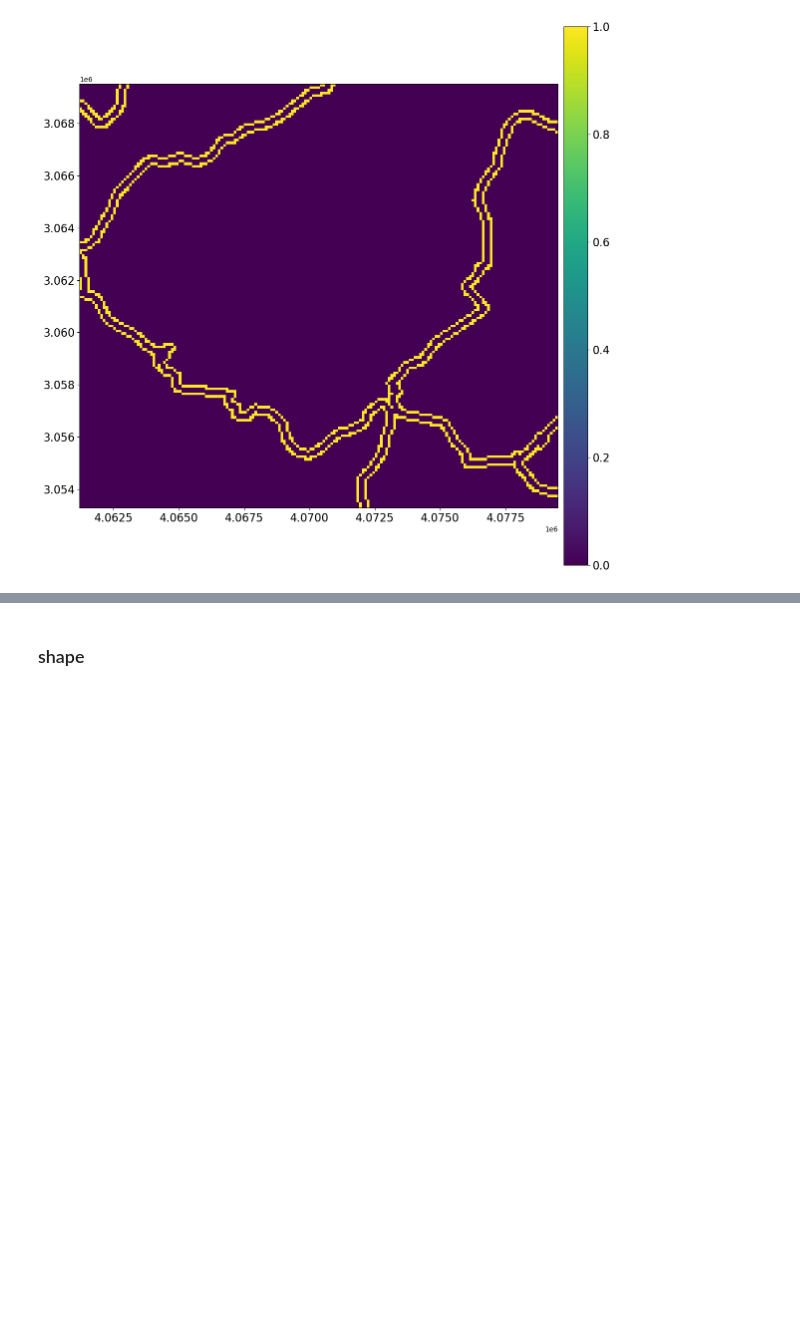
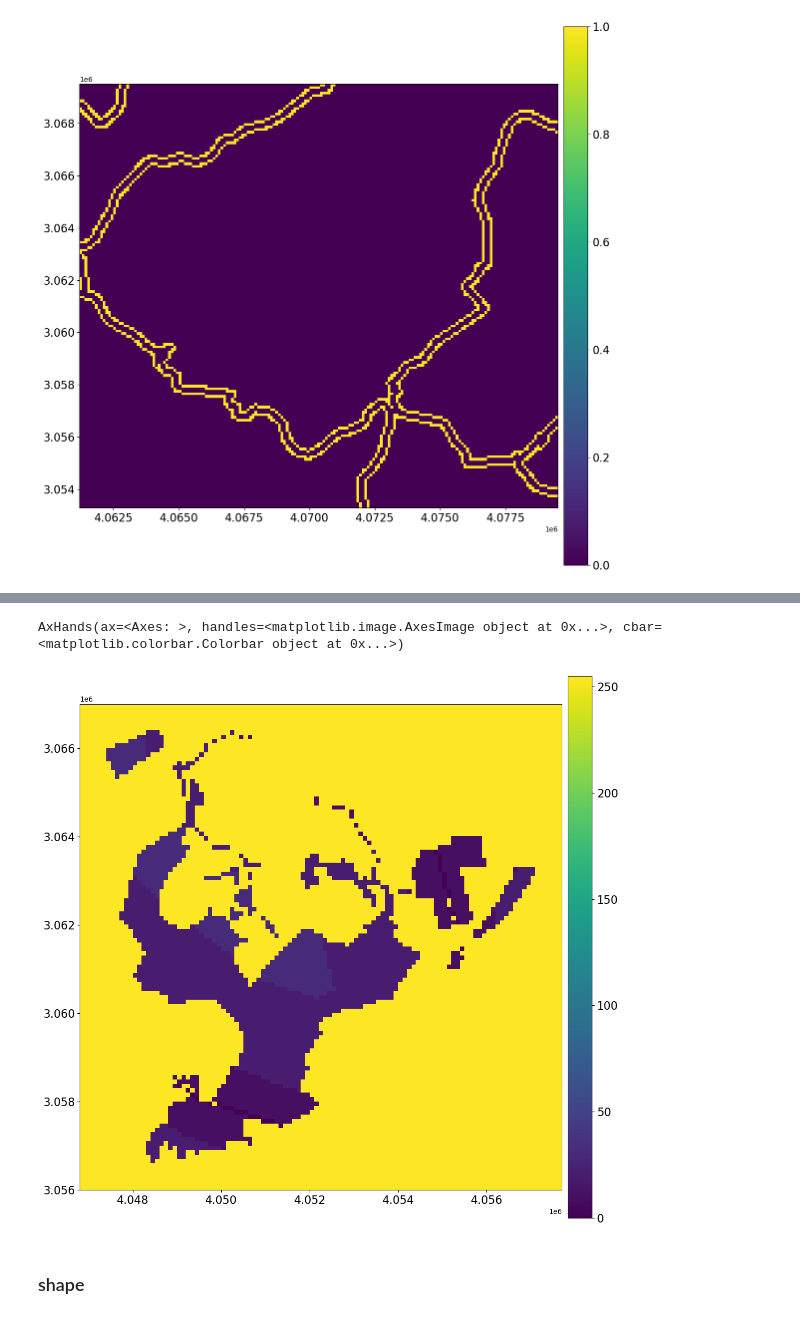
Before and after one commit to FZJ-IEK3-VSA/glaes, a Jupyter notebook: deletme_create_prior/plotting_prior_function_results.ipynb, the cells around one changed output, grey strips where cells are left out. Drawn from its saved outputs; the diff is of its cells as text; code cells hidden in the pictures; blank space fills up the shorter version.

```diff
--- a/deletme_create_prior/plotting_prior_function_results.ipynb
+++ b/deletme_create_prior/plotting_prior_function_results.ipynb
@@ -103,3 +123,8 @@ AxHands(ax=<Axes: >, handles=<matplotlib.image.AxesImage object at 0x...>, cbar=
+# %%
+gk.drawRaster("/fast/home/l-madeisky/models_IEK_3/IEK3_Models/ethos-installation/ethos_suite_repositories/glaes/deletme_create_prior/output/dni_threshold.tif")
+# %% [output]
+AxHands(ax=<Axes: >, handles=<matplotlib.image.AxesImage object at 0x...>, cbar=<matplotlib.colorbar.Colorbar object at 0x...>)
+[figure, added]
 # %% [markdown]
 ### shape
 # %%
```
Also changed, not shown: parts of 16 cells of this notebook, 1 other file.
